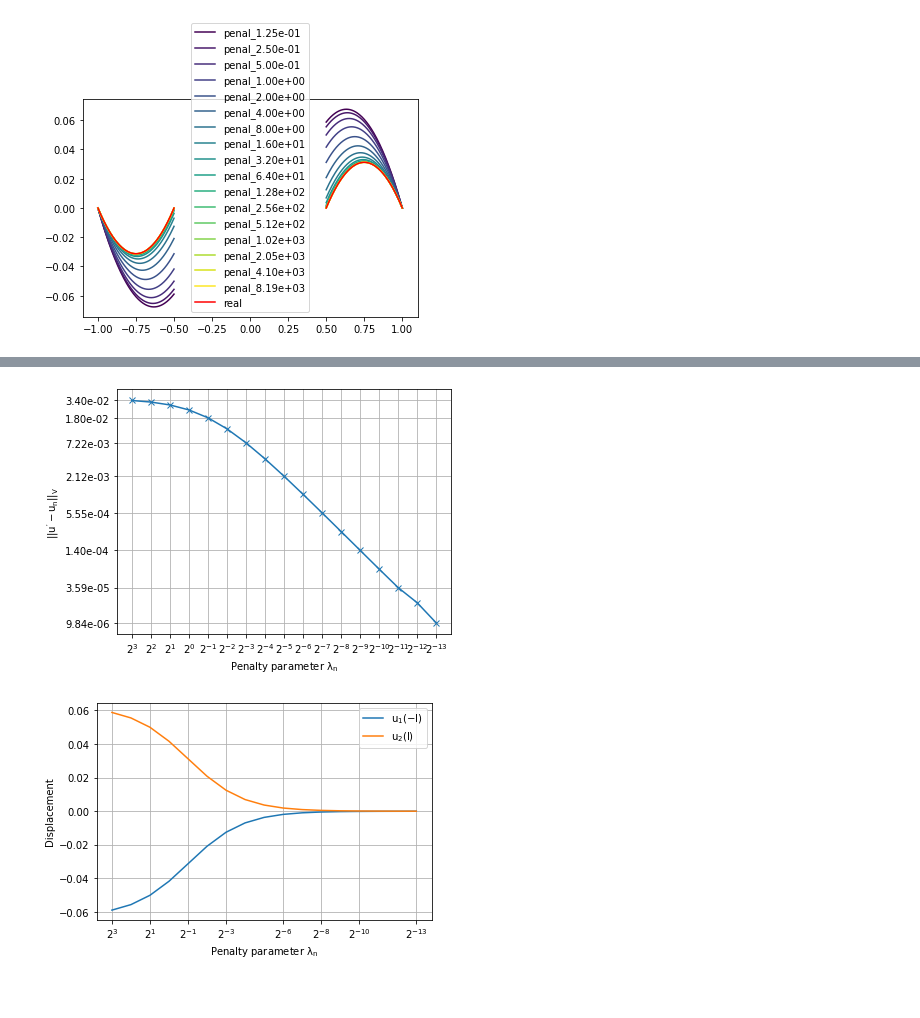
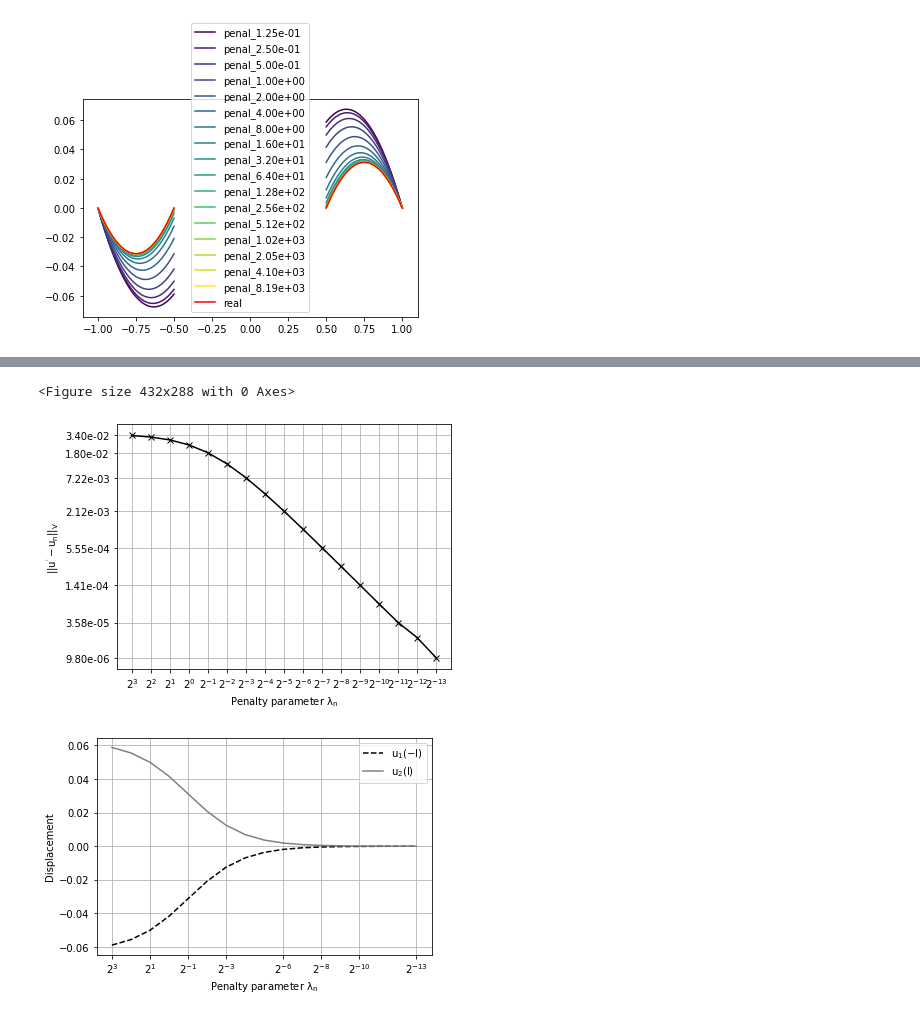
Before and after one commit to KOS-UJ/Spring-Rods-System-Approximation, a Jupyter notebook: experiments/convergence_result.ipynb, the cells around one changed output, grey strips where cells are left out. Saved outputs shown, nothing was run; the diff lists cells and outputs as text; code cells hidden in the pictures.

Commit message:
make plots grayscale

```diff
--- a/experiments/convergence_result.ipynb
+++ b/experiments/convergence_result.ipynb
@@ -125,3 +133,11 @@ plt.grid()
+# %%
+plt.set_cmap('gray')
+plt.rc('axes', prop_cycle=(
+        plt.cycler(color=plt.cm.gray(np.linspace(0,1,4))) +
+        plt.cycler(linestyle=['-', '--', ':', '-.'])
+))
+# %% [output]
+<Figure size 432x288 with 0 Axes>
 # %%
 fig = plt.gcf()
 fig.set_size_inches((6, 4.5))
@@ -139,17 +155,17 @@ yticks = np.delete(error_norm[::2], 1)
 plt.yticks(yticks, [f'{err:.2e}' for err in yticks])
 plt.savefig(f'plots/convergence_results/convergence_error_norm_{experiment_idx}.png', bbox_inches='tight')
 # %% [output]
-[figure, old version]
+[figure, new version]
 # %%
-plt.plot([s[0] for s in spring_ends], label='$u_1(-l)$')
-plt.plot([s[1] for s in spring_ends], label='$u_2(l)$')
+plt.plot([s[0] for s in spring_ends], label='$u_1(-l)$', color='black', linestyle='--')
+plt.plot([s[1] for s in spring_ends], label='$u_2(l)$', color='gray')
 
 x_ticks = np.linspace(0, len(penal_params) - 1, 8, dtype=int)
 plt.xticks(x_ticks, np.array(penal_params_labels)[x_ticks])
 
 plt.xlabel('Penalty parameter $\lambda_n$')
 plt.ylabel('Displacement')
 plt.legend()
 plt.savefig(f'plots/convergence_results/convergence_spring_ends_{experiment_idx}.png', bbox_inches='tight')
 # %% [output]
-[figure, old version]
+[figure, new version]
```
Also changed, not shown: parts of 3 cells of this notebook, 2 other files.
